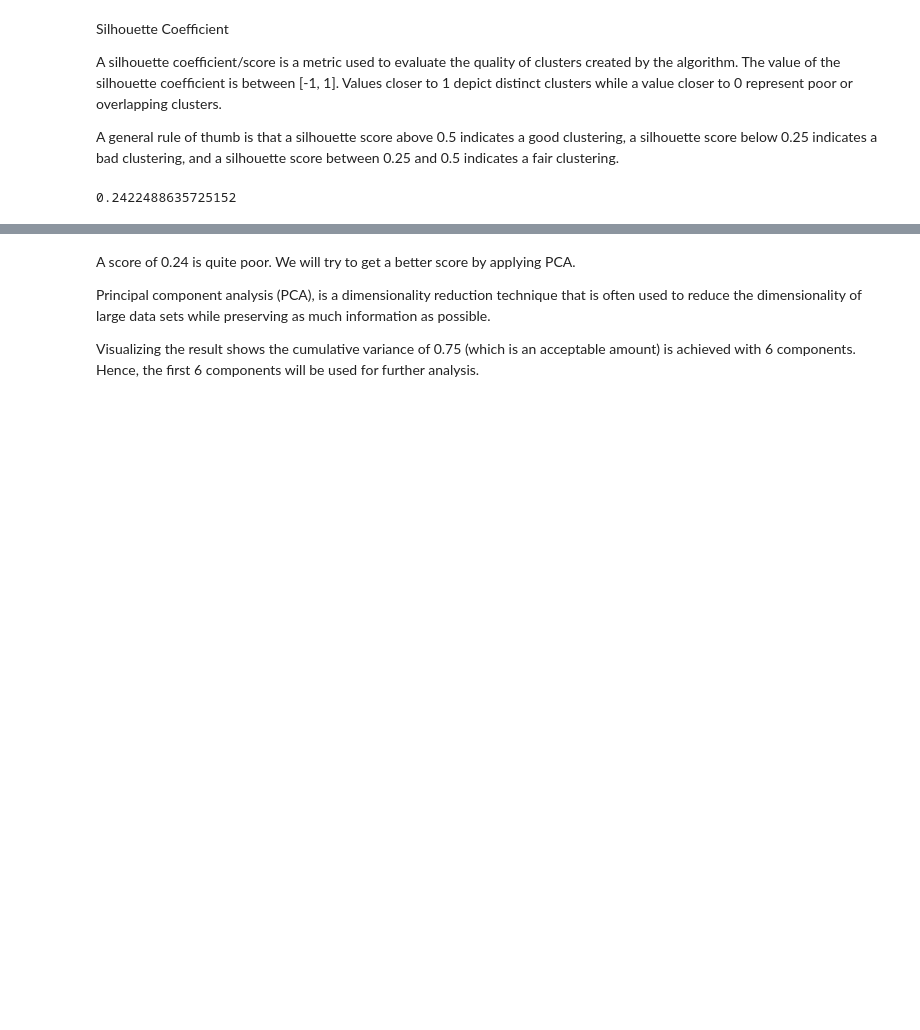
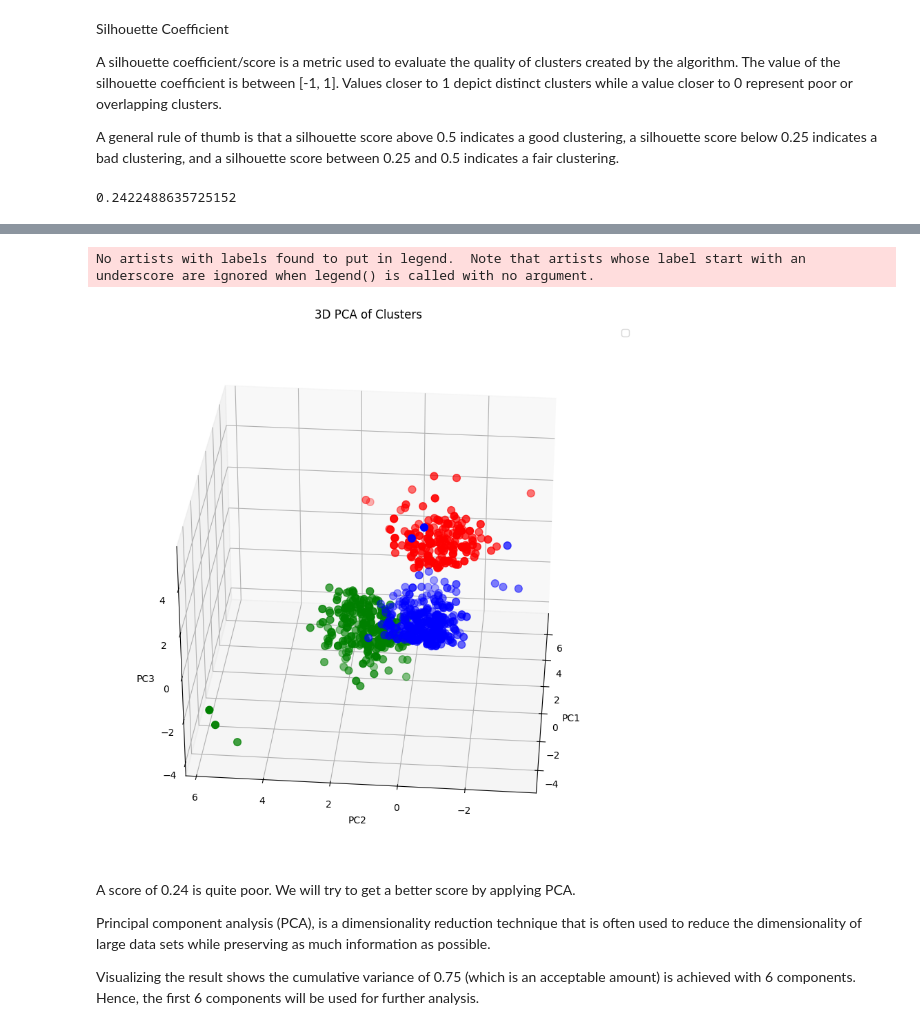
Before and after one commit to D-ote/Marketing-Campaign-Analysis, a Jupyter notebook: Customer_Clusters.ipynb, the cells around one changed output, grey strips where cells are left out. Cells and saved outputs as stored; diff of their text form; code cells hidden in the pictures; blank space fills up the shorter version.

```diff
--- a/Customer_Clusters.ipynb
+++ b/Customer_Clusters.ipynb
@@ -480,3 +513,35 @@ print(silhouette_score(newdf, model.labels_, metric='euclidean'))
+# %%
+# Apply PCA to reduce the dimension of the dataset to 3 features for visualization
+
+pca = PCA(n_components=3)
+pca_components = pca.fit_transform(newdf)
+
+clusters = kmeans.fit_predict(pca_components)
+
+# Create a DataFrame with PCA components and cluster labels
+pca_df = pd.DataFrame(data=pca_components, columns=['PC1', 'PC2', 'PC3'])
+pca_df['label'] = clusters
+
+fig = plt.figure(figsize=(21,10))
+ax = fig.add_subplot(111, projection='3d')
+ax.scatter(pca_df.PC1[pca_df.label == 0], pca_df.PC2[pca_df.label == 0], pca_df.PC3[pca_df.label == 0], c='blue', s=60)
+
+ax.scatter(pca_df.PC1[pca_df.label == 1], pca_df.PC2[pca_df.label == 1], pca_df.PC3[pca_df.label == 1], c='red', s=60)
+ax.scatter(pca_df.PC1[pca_df.label == 2], pca_df.PC2[pca_df.label == 2], pca_df.PC3[pca_df.label == 2], c='green', s=60)
+
+# ax.scatter(kmeans.cluster_centers_[:, 0], kmeans.cluster_centers_[:, 1],kmeans.cluster_centers_[:, 2], s=100, c='black' )
+
+ax.set_xlabel('PC1')
+ax.set_ylabel('PC2')
+ax.set_zlabel('PC3')
+
+ax.view_init(30, 185)
+plt.legend()
+ax.set_title('3D PCA of Clusters')
+plt.show()
+# %% [output]
+No artists with labels found to put in legend.  Note that artists whose label start with an underscore are ignored when legend() is called with no argument.
+[figure, added]
 # %% [markdown]
 A score of 0.24 is quite poor. We will try to get a better score  by applying PCA.
 
```
Also changed, not shown: parts of 14 cells of this notebook.
